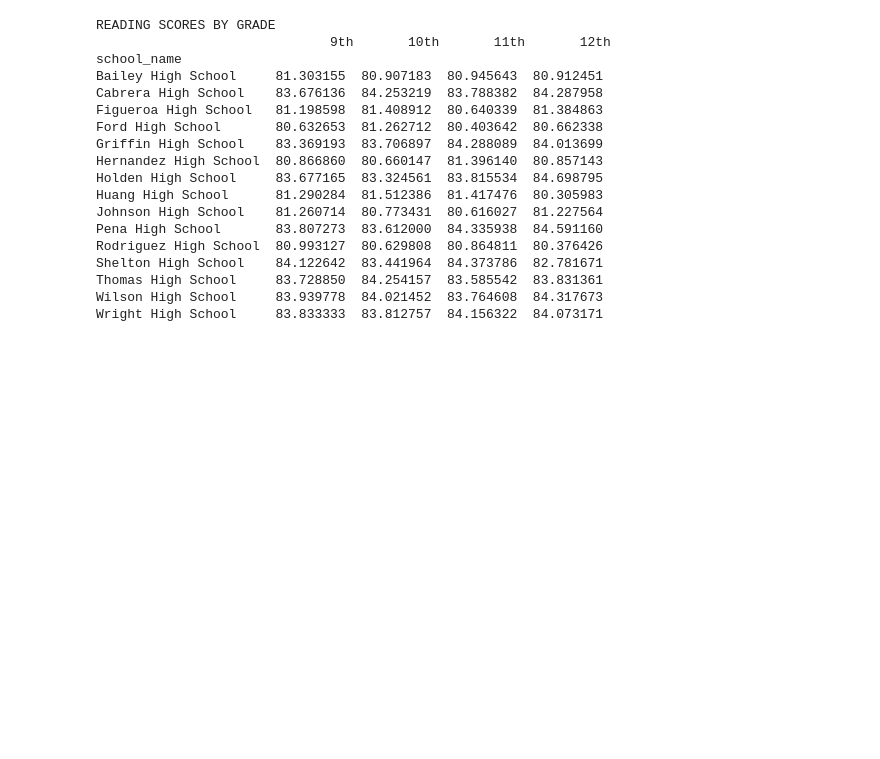
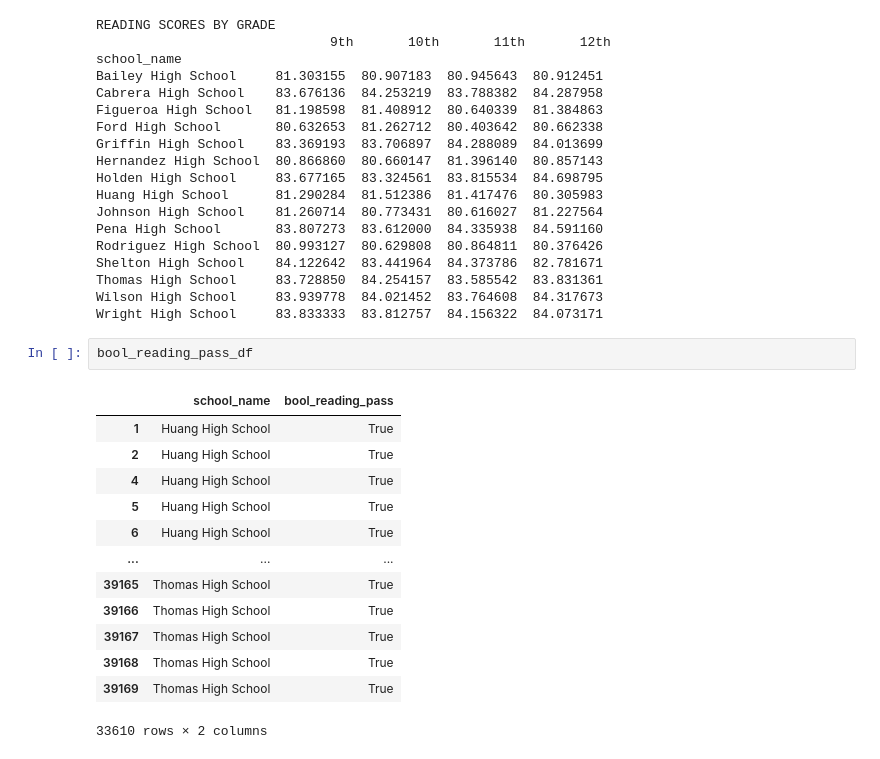
Before and after one commit to annabelcheong/pandas-challenge, a Jupyter notebook: PyCitySchools/school.ipynb, the cells around one changed output. Drawn from its saved outputs; the diff is of its cells as text; blank space fills up the shorter version.

```diff
--- a/PyCitySchools/school.ipynb
+++ b/PyCitySchools/school.ipynb
@@ -707,3 +714,19 @@ Shelton High School    84.122642  83.441964  84.373786  82.781671
 Thomas High School     83.728850  84.254157  83.585542  83.831361
 Wilson High School     83.939778  84.021452  83.764608  84.317673
 Wright High School     83.833333  83.812757  84.156322  84.073171
+# %%
+bool_reading_pass_df
+# %% [output]
+|  | school_name | bool_reading_pass |
+| 1 | Huang High School | True |
+| 2 | Huang High School | True |
+| 4 | Huang High School | True |
+| 5 | Huang High School | True |
+| 6 | Huang High School | True |
+| ... | ... | ... |
+| 39165 | Thomas High School | True |
+| 39166 | Thomas High School | True |
+| 39167 | Thomas High School | True |
+| 39168 | Thomas High School | True |
+| 39169 | Thomas High School | True |
+33610 rows × 2 columns
```
Also changed, not shown: parts of 5 cells of this notebook.
